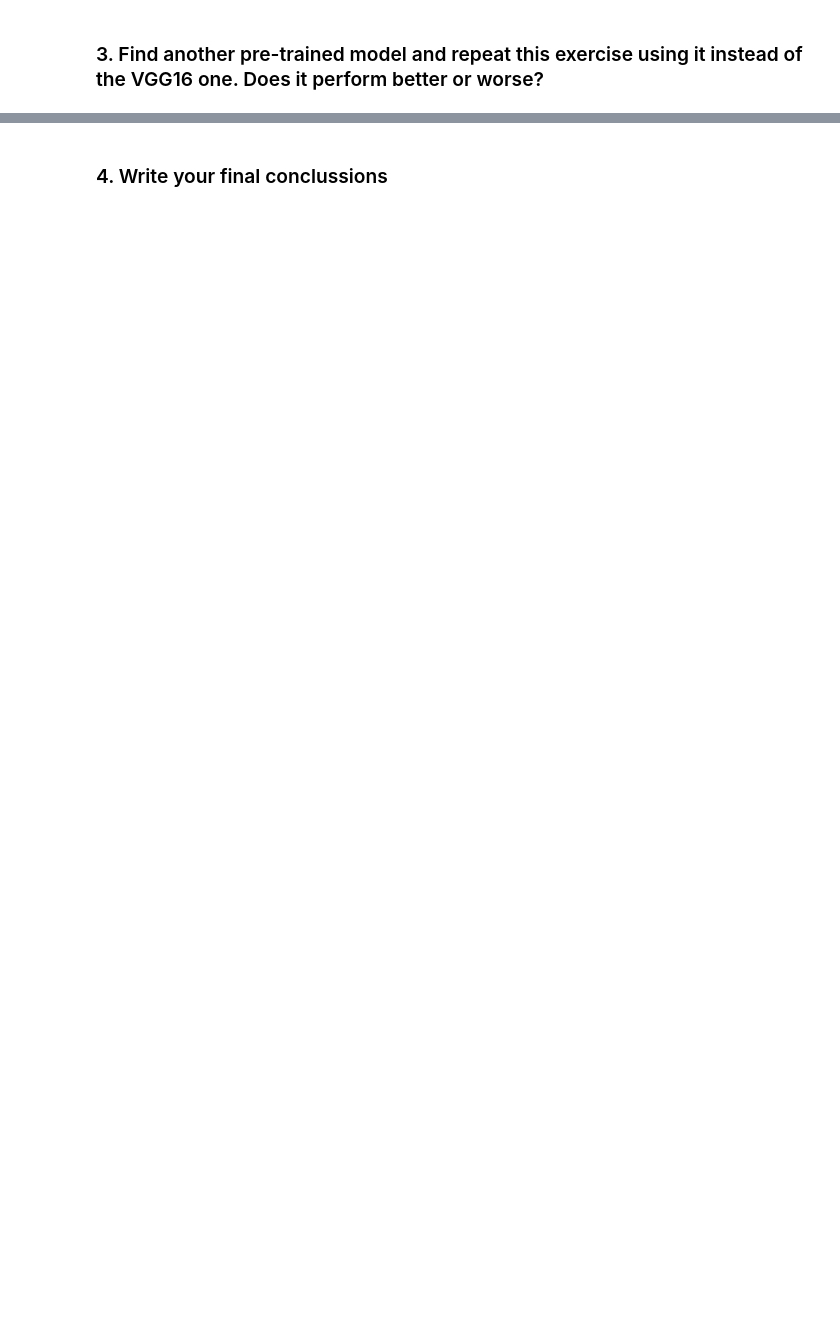
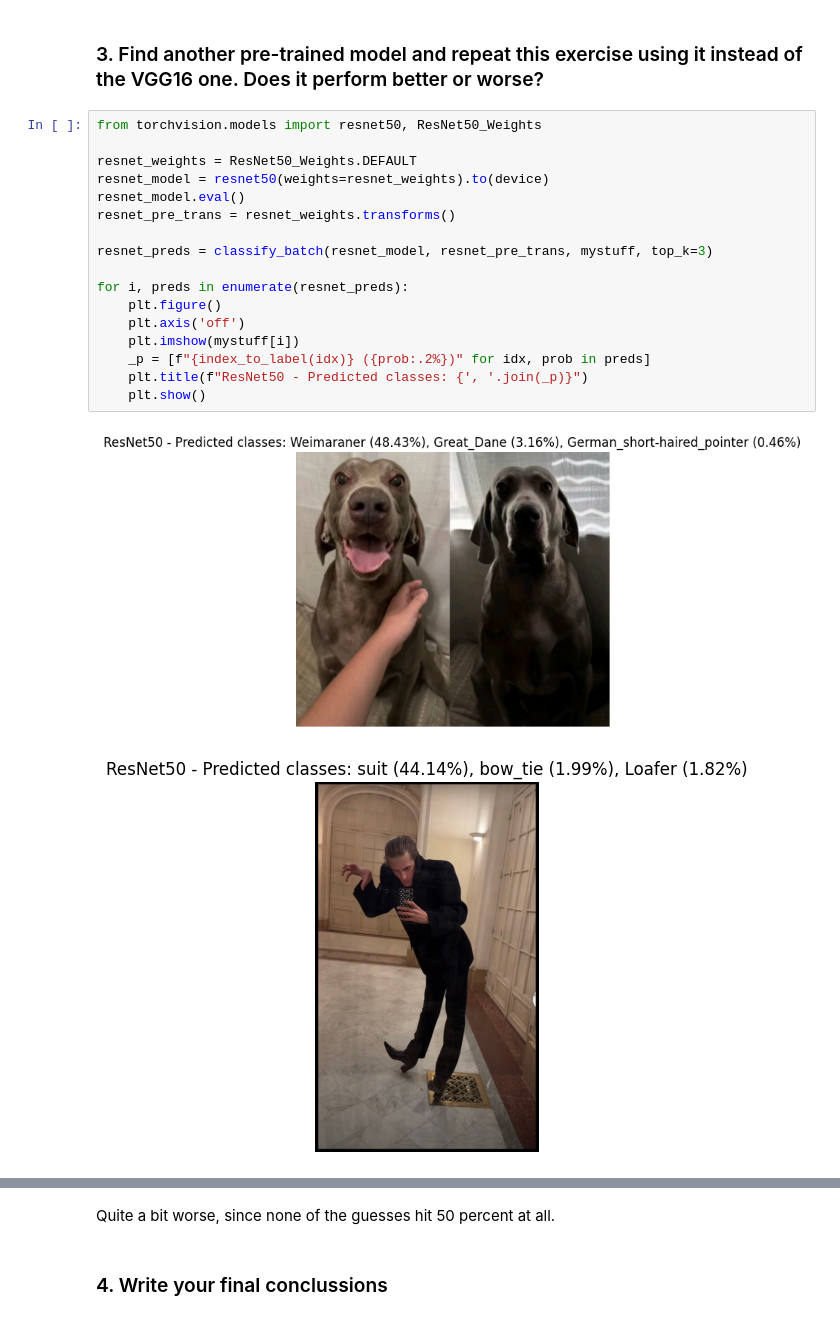
Before and after one commit to red-gunslinger/Int-Comp, a Jupyter notebook: 7_pretrained_models.ipynb, the cells around one changed output, grey strips where cells are left out. Cells and saved outputs as stored; diff of their text form; blank space fills up the shorter version.

```diff
--- a/7_pretrained_models.ipynb
+++ b/7_pretrained_models.ipynb
@@ -205,2 +256,22 @@ If you don't have any image, feel free to search for images online. Just make su
 # %% [markdown]
 ### 3. Find another pre-trained model and repeat this exercise using it instead of the VGG16 one. Does it perform better or worse?
+# %%
+from torchvision.models import resnet50, ResNet50_Weights
+
+resnet_weights = ResNet50_Weights.DEFAULT
+resnet_model = resnet50(weights=resnet_weights).to(device)
+resnet_model.eval()
+resnet_pre_trans = resnet_weights.transforms()
+
+resnet_preds = classify_batch(resnet_model, resnet_pre_trans, mystuff, top_k=3)
+
+for i, preds in enumerate(resnet_preds):
+    plt.figure()
+    plt.axis('off')
+    plt.imshow(mystuff[i])
+    _p = [f"{index_to_label(idx)} ({prob:.2%})" for idx, prob in preds]
+    plt.title(f"ResNet50 - Predicted classes: {', '.join(_p)}")
+    plt.show()
+# %% [output]
+[figure, added]
+[figure, added]
@@ -207,2 +279,4 @@ If you don't have any image, feel free to search for images online. Just make su
+# %% [markdown]
+Quite a bit worse, since none of the guesses hit 50 percent at all.
 # %% [markdown]
 ### 4. Write your final conclussions
```
Also changed, not shown: parts of 11 cells of this notebook.
